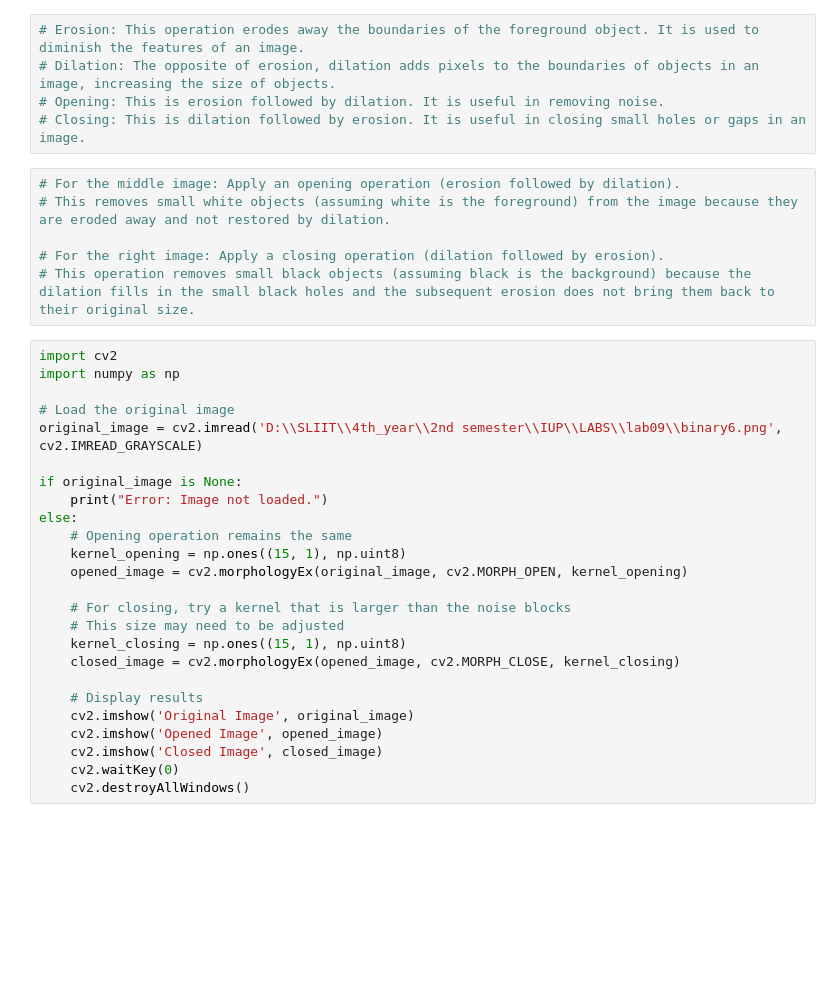
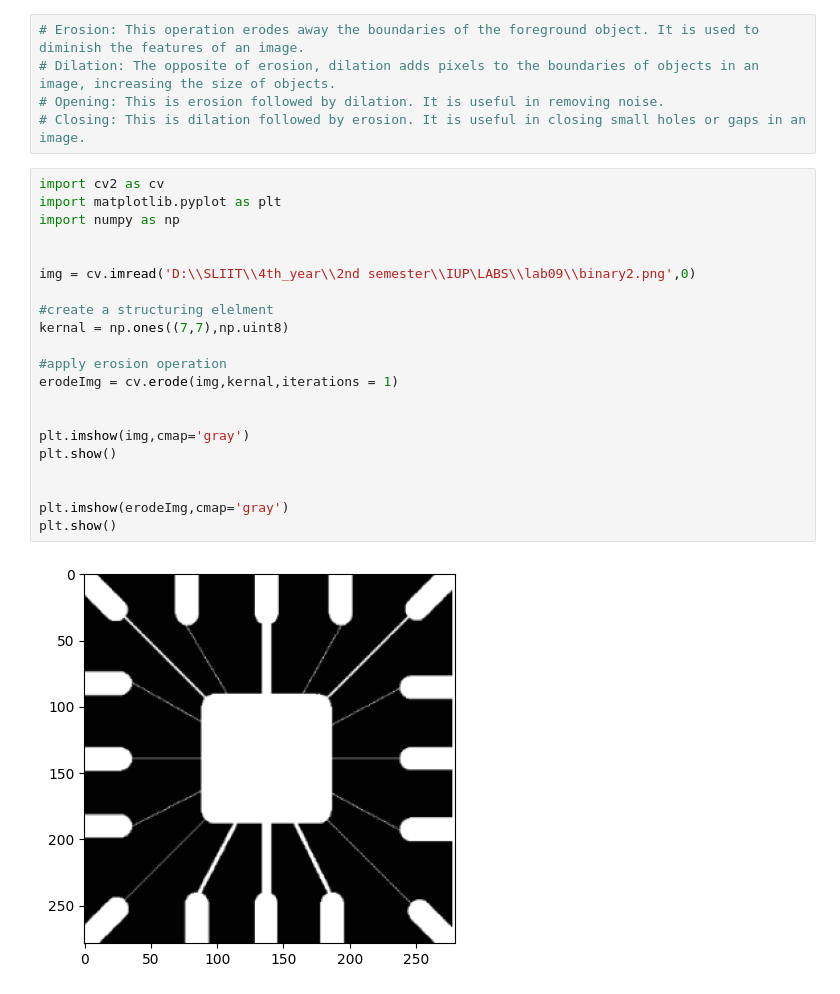
Before and after one commit to SandalikaAriyrathna/IUP_LABS, a Jupyter notebook: lab09/iup_lab_09.ipynb, the cells around one changed output. Drawn from its saved outputs; the diff is of its cells as text; blank space fills up the shorter version.

```diff
--- a/lab09/iup_lab_09.ipynb
+++ b/lab09/iup_lab_09.ipynb
@@ -3,34 +3,26 @@
 # Dilation: The opposite of erosion, dilation adds pixels to the boundaries of objects in an image, increasing the size of objects.
 # Opening: This is erosion followed by dilation. It is useful in removing noise.
 # Closing: This is dilation followed by erosion. It is useful in closing small holes or gaps in an image.
-# %%
-# For the middle image: Apply an opening operation (erosion followed by dilation).
-# This removes small white objects (assuming white is the foreground) from the image because they are eroded away and not restored by dilation.
-
-# For the right image: Apply a closing operation (dilation followed by erosion).
-# This operation removes small black objects (assuming black is the background) because the dilation fills in the small black holes and the subsequent erosion does not bring them back to their original size.
 # %%
-import cv2
+import cv2 as cv
+import matplotlib.pyplot as plt
 import numpy as np
 
-# Load the original image
-original_image = cv2.imread('D:\\SLIIT\\4th_year\\2nd semester\\IUP\\LABS\\lab09\\binary6.png', cv2.IMREAD_GRAYSCALE)
 
-if original_image is None:
-    print("Error: Image not loaded.")
-else:
-    # Opening operation remains the same
-    kernel_opening = np.ones((15, 1), np.uint8)
-    opened_image = cv2.morphologyEx(original_image, cv2.MORPH_OPEN, kernel_opening)
+img = cv.imread('D:\\SLIIT\\4th_year\\2nd semester\\IUP\LABS\\lab09\\binary2.png',0)
 
-    # For closing, try a kernel that is larger than the noise blocks
-    # This size may need to be adjusted
-    kernel_closing = np.ones((15, 1), np.uint8)
-    closed_image = cv2.morphologyEx(opened_image, cv2.MORPH_CLOSE, kernel_closing)
+#create a structuring elelment
+kernal = np.ones((7,7),np.uint8)
 
-    # Display results
-    cv2.imshow('Original Image', original_image)
-    cv2.imshow('Opened Image', opened_image)
-    cv2.imshow('Closed Image', closed_image)
-    cv2.waitKey(0)
-    cv2.destroyAllWindows()
+#apply erosion operation
+erodeImg = cv.erode(img,kernal,iterations = 1)
+
+
+plt.imshow(img,cmap='gray')
+plt.show()
+
+
+plt.imshow(erodeImg,cmap='gray')
+plt.show()
+# %% [output]
+[figure, added]
```
Also changed, not shown: parts of 7 cells of this notebook.
